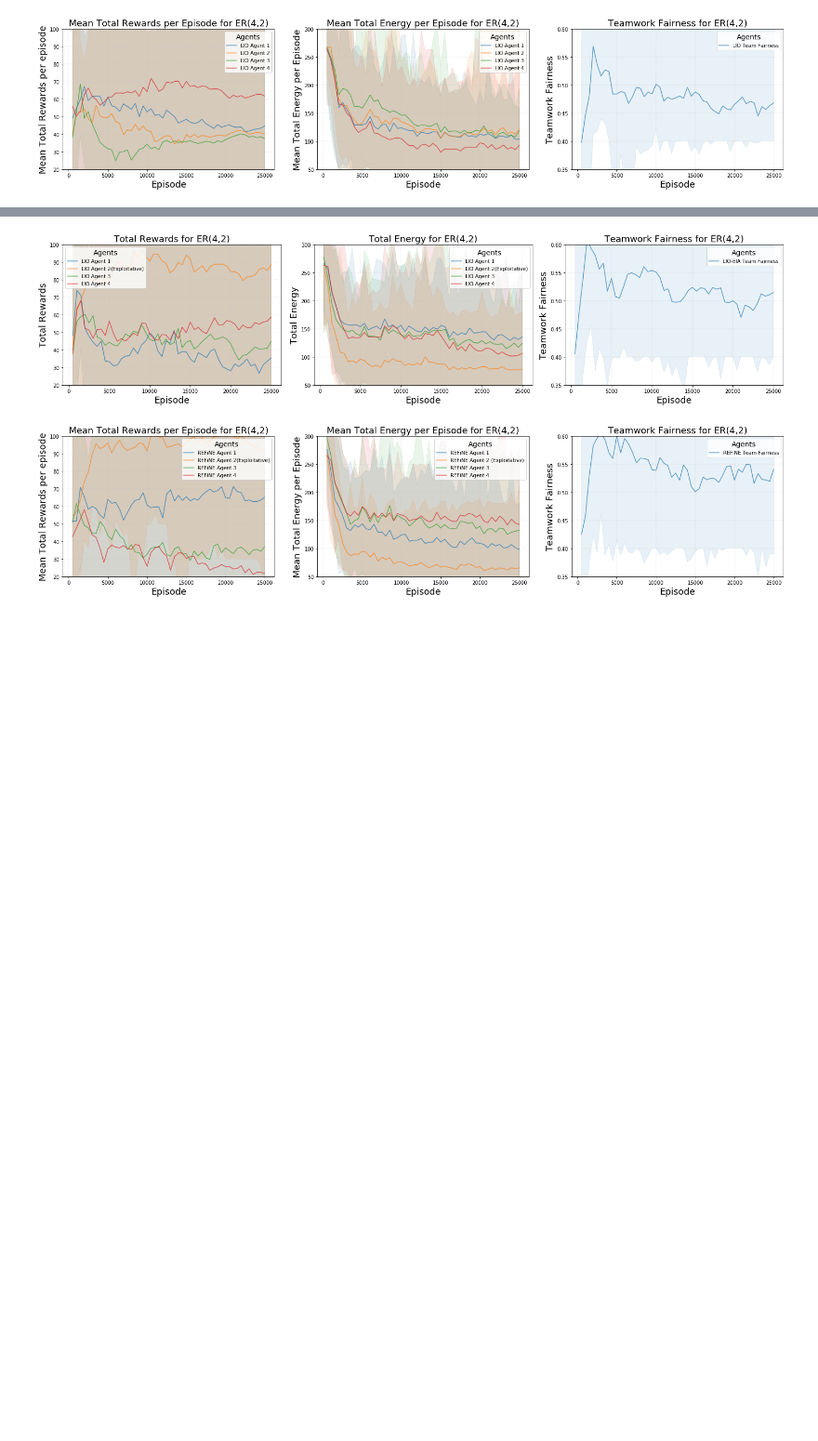
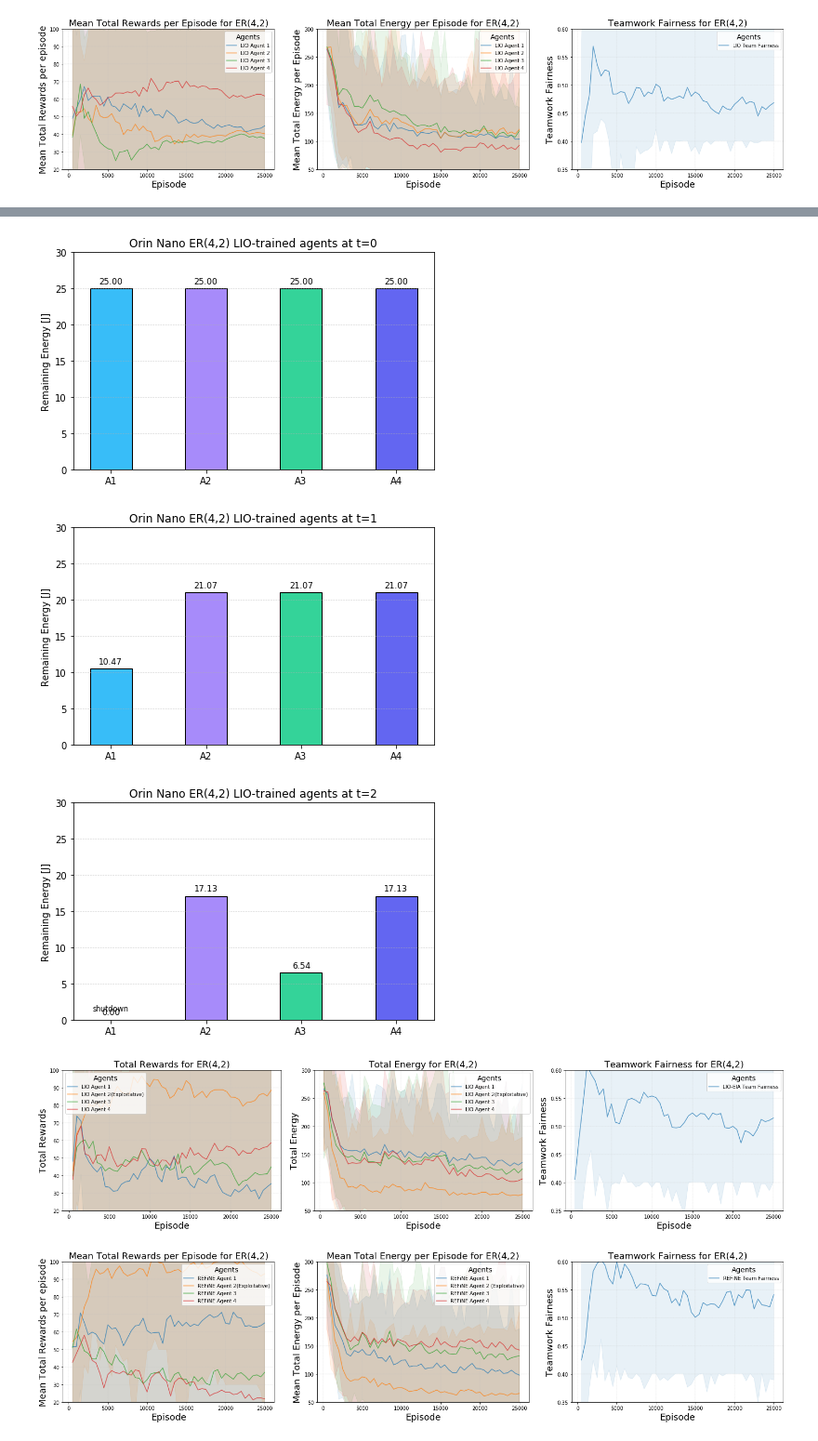
Before and after one commit to UCR-Intelligent-Robotics-Lab/greedy_agent, a Jupyter notebook: plot_ER42_REFiNE.ipynb, the cells around one changed output, grey strips where cells are left out. Shown at 93% size. Drawn from its saved outputs; the diff is of its cells as text; code cells hidden in the pictures; blank space fills up the shorter version.

Commit message:
LIO_trained_fig_fix

```diff
--- a/plot_ER42_REFiNE.ipynb
+++ b/plot_ER42_REFiNE.ipynb
@@ -296,3 +131,72 @@ fig.savefig('lio_ER42_one_episode_snapshot.png', dpi=300)
+# %%
+# Remaining-energy bar charts for ER(4,2) at each time t
+
+
+import numpy as np
+import pandas as pd
+import matplotlib.pyplot as plt
+
+# --- path & constants ---
+csv_path = 'lio/results/er1/test_er_lio_4_2/test_epsiode_log.csv'
+BATTERY_J = 25.0
+AGENTS = [1, 2, 3, 4]
+
+
+AGENT_COLORS = {
+    1: '#38BDF8',  # A1 cyan
+    2: '#A78BFA',  # A2 purple
+    3: '#34D399',  # A3 green
+    4: '#6366F1',  # A4 indigo
+}
+
+# load CSV
+df = pd.read_csv(csv_path)
+df.columns = df.columns.str.strip()
+
+# helper: draw one bar chart and save
+def plot_remaining_energy(vals, t_label, out_prefix):
+    # a bit narrower bars & wider spacing
+    xs = np.arange(len(AGENTS)) * 1.25   # widen spacing
+    width = 0.55                         # narrower bars
+    cs = [AGENT_COLORS[a] for a in AGENTS]
+    labels = [f"A{a}" for a in AGENTS]
+
+    fig = plt.figure(figsize=(6.2, 4.0))
+    bars = plt.bar(xs, vals, width=width, color=cs, edgecolor='black')
+    plt.ylim(0, 30)
+    plt.xticks(xs, labels)
+    plt.ylabel("Remaining Energy [J]")
+    plt.title(f"Orin Nano ER(4,2) LIO-trained agents at t={t_label}")
+    plt.grid(True, axis='y', linestyle=':', linewidth=0.6)
+
+    # numeric labels + shutdown tags
+    for x, b, v in zip(xs, bars, vals):
+        plt.text(x, v + 0.4, f"{v:.2f}", ha="center", va="bottom", fontsize=9)
+        if v <= 1e-6:
+            plt.text(x, 1.0, "shutdown", ha="center", va="bottom", fontsize=8)
+
+    fig.tight_layout()
+    plt.savefig(f"{out_prefix}.png", dpi=300, bbox_inches="tight")
+    plt.savefig(f"{out_prefix}.pdf", dpi=300, bbox_inches="tight")
+    plt.show()
+
+# --- t = 0 (everyone full battery) ---
+t0_vals = [BATTERY_J, BATTERY_J, BATTERY_J, BATTERY_J]
+plot_remaining_energy(t0_vals, t_label=0, out_prefix="energy_t0")
+
+# --- subsequent times: t = step + 1 ---
+for row_idx in range(len(df)):
+    step = int(df.loc[row_idx, "step"])
+    # remaining = 25 - total_energy_consumed at that step
+    vals = []
+    for a in AGENTS:
+        totE = float(df.loc[row_idx, f"A{a}_total_consumed_energy"])
+        vals.append(max(0.0, BATTERY_J - totE))
+    plot_remaining_energy(vals, t_label=step + 1, out_prefix=f"energy_t{step+1}")
+# %% [output]
+[figure, added]
+[figure, added]
+[figure, added]
 # %%
 # Overall performance comparison of LIO in the ER(4,2) environment with exploitative 2nd agent
 import numpy as np
```
Also changed, not shown: parts of 2 cells of this notebook, 4 other files.
